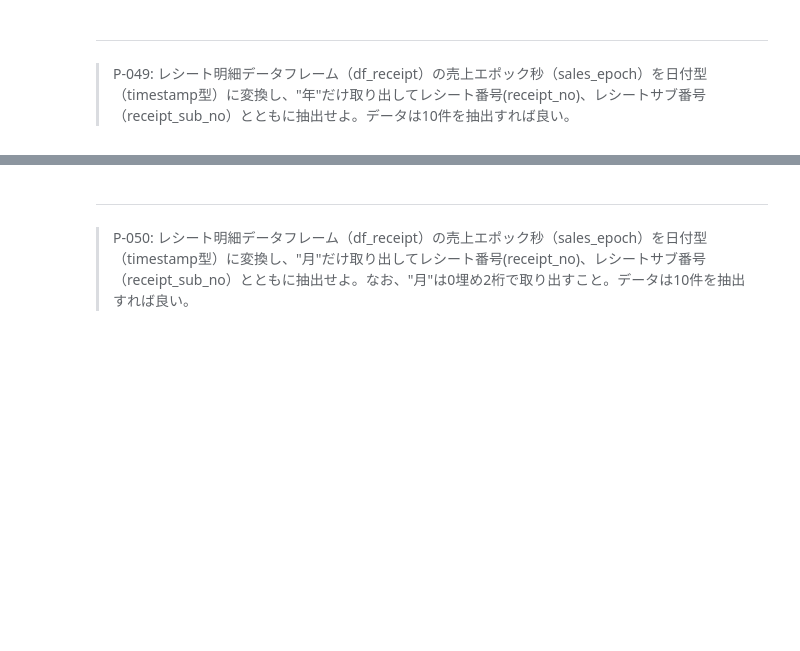
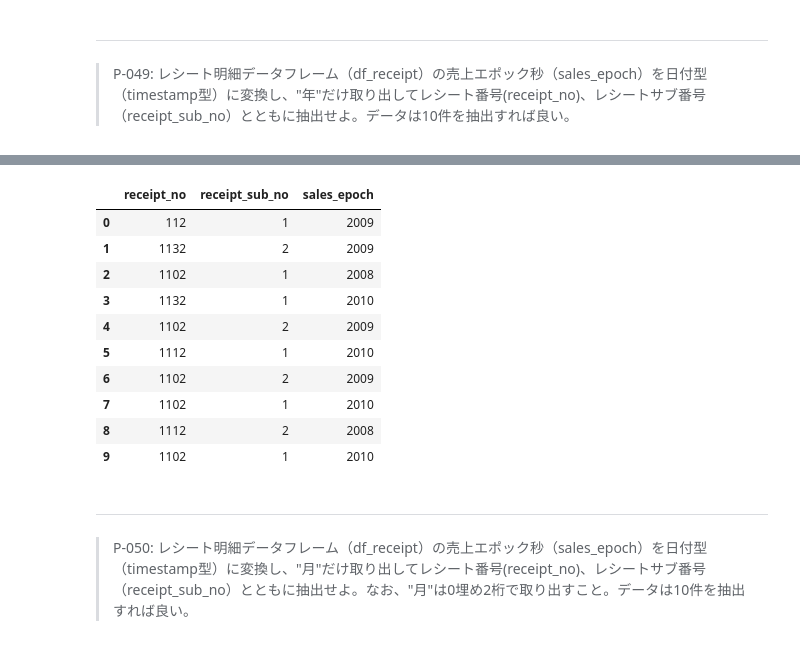
Before and after one commit to twobooks/100knocks-preprocess-training, a Jupyter notebook: docker/work/preprocess_knock_Python.ipynb, the cells around one changed output, grey strips where cells are left out. Saved outputs shown, nothing was run; the diff lists cells and outputs as text; code cells hidden in the pictures; blank space fills up the shorter version.

```diff
--- a/docker/work/preprocess_knock_Python.ipynb
+++ b/docker/work/preprocess_knock_Python.ipynb
@@ -1033,3 +1053,10 @@ pd.concat([tmp1,tmp2],axis=1).head(10)
 # %% [markdown]
 ---
 > P-049: レシート明細データフレーム（df_receipt）の売上エポック秒（sales_epoch）を日付型（timestamp型）に変換し、"年"だけ取り出してレシート番号(receipt_no)、レシートサブ番号（receipt_sub_no）とともに抽出せよ。データは10件を抽出すれば良い。
+# %%
+%%time
+tmp1 = df_receipt[["receipt_no","receipt_sub_no"]]
+tmp2 = pd.to_datetime(df_receipt["sales_epoch"],unit='s',origin='unix').dt.year
+ans = pd.concat([tmp1,tmp2],axis=1)
+ans[:10]
+# %% [output]
@@ -1036,3 +1065,14 @@ pd.concat([tmp1,tmp2],axis=1).head(10)
+|  | receipt_no | receipt_sub_no | sales_epoch |
+| 0 | 112 | 1 | 2009 |
+| 1 | 1132 | 2 | 2009 |
+| 2 | 1102 | 1 | 2008 |
+| 3 | 1132 | 1 | 2010 |
+| 4 | 1102 | 2 | 2009 |
+| 5 | 1112 | 1 | 2010 |
+| 6 | 1102 | 2 | 2009 |
+| 7 | 1102 | 1 | 2010 |
+| 8 | 1112 | 2 | 2008 |
+| 9 | 1102 | 1 | 2010 |
 # %% [markdown]
 ---
 > P-050: レシート明細データフレーム（df_receipt）の売上エポック秒（sales_epoch）を日付型（timestamp型）に変換し、"月"だけ取り出してレシート番号(receipt_no)、レシートサブ番号（receipt_sub_no）とともに抽出せよ。なお、"月"は0埋め2桁で取り出すこと。データは10件を抽出すれば良い。
```
Also changed, not shown: parts of 6 cells of this notebook, 1 other file.
